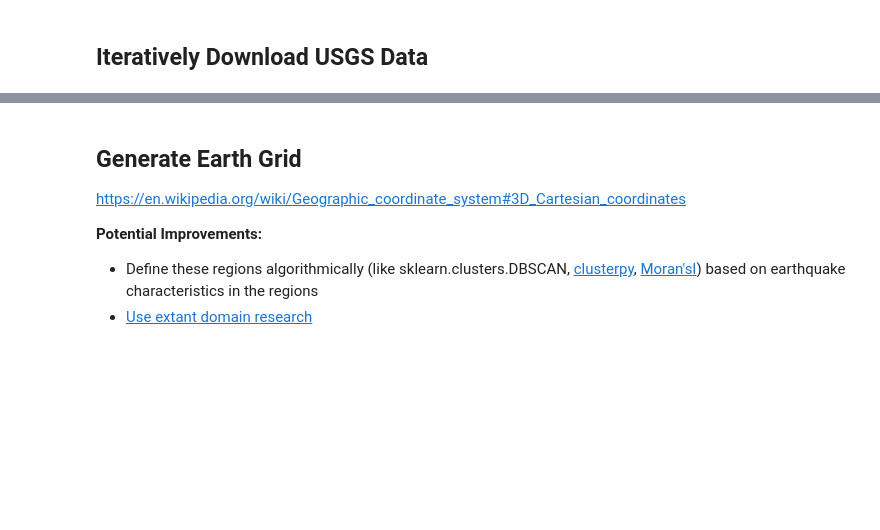
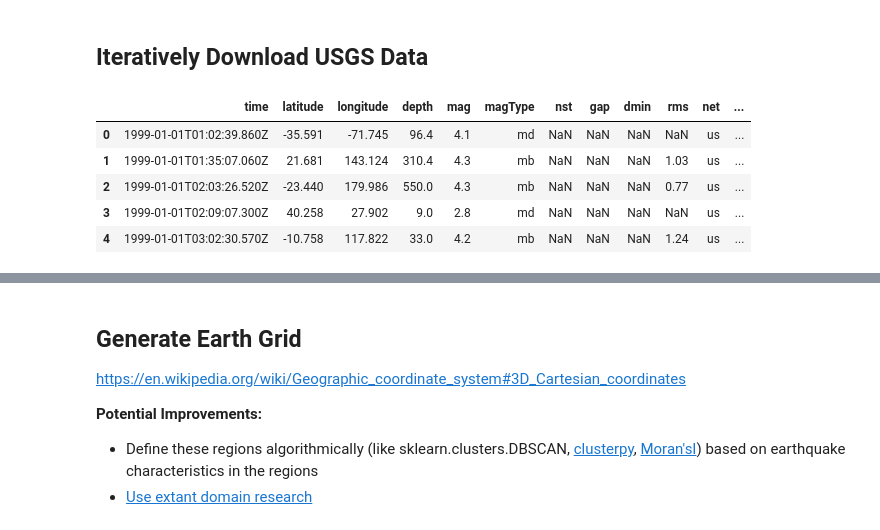
Before and after one commit to labs13-quake-viewer/ds-notebooks, a Jupyter notebook: Chris-Luedtke.ipynb, the cells around one changed output, grey strips where cells are left out. Saved outputs shown, nothing was run; the diff lists cells and outputs as text; code cells hidden in the pictures; blank space fills up the shorter version.

```diff
--- a/Chris-Luedtke.ipynb
+++ b/Chris-Luedtke.ipynb
@@ -302 +304,10 @@ df = pd.concat(dfs)
+# %%
+df.head()
+# %% [output]
+|  | time | latitude | longitude | depth | mag | magType | nst | gap | dmin | rms | net | ... |
+| 0 | 1999-01-01T01:02:39.860Z | -35.591 | -71.745 | 96.4 | 4.1 | md | NaN | NaN | NaN | NaN | us | ... |
+| 1 | 1999-01-01T01:35:07.060Z | 21.681 | 143.124 | 310.4 | 4.3 | mb | NaN | NaN | NaN | 1.03 | us | ... |
+| 2 | 1999-01-01T02:03:26.520Z | -23.440 | 179.986 | 550.0 | 4.3 | mb | NaN | NaN | NaN | 0.77 | us | ... |
+| 3 | 1999-01-01T02:09:07.300Z | 40.258 | 27.902 | 9.0 | 2.8 | md | NaN | NaN | NaN | NaN | us | ... |
+| 4 | 1999-01-01T03:02:30.570Z | -10.758 | 117.822 | 33.0 | 4.2 | mb | NaN | NaN | NaN | 1.24 | us | ... |
 # %%
```
Also changed, not shown: parts of 26 cells of this notebook, 1 other file.
